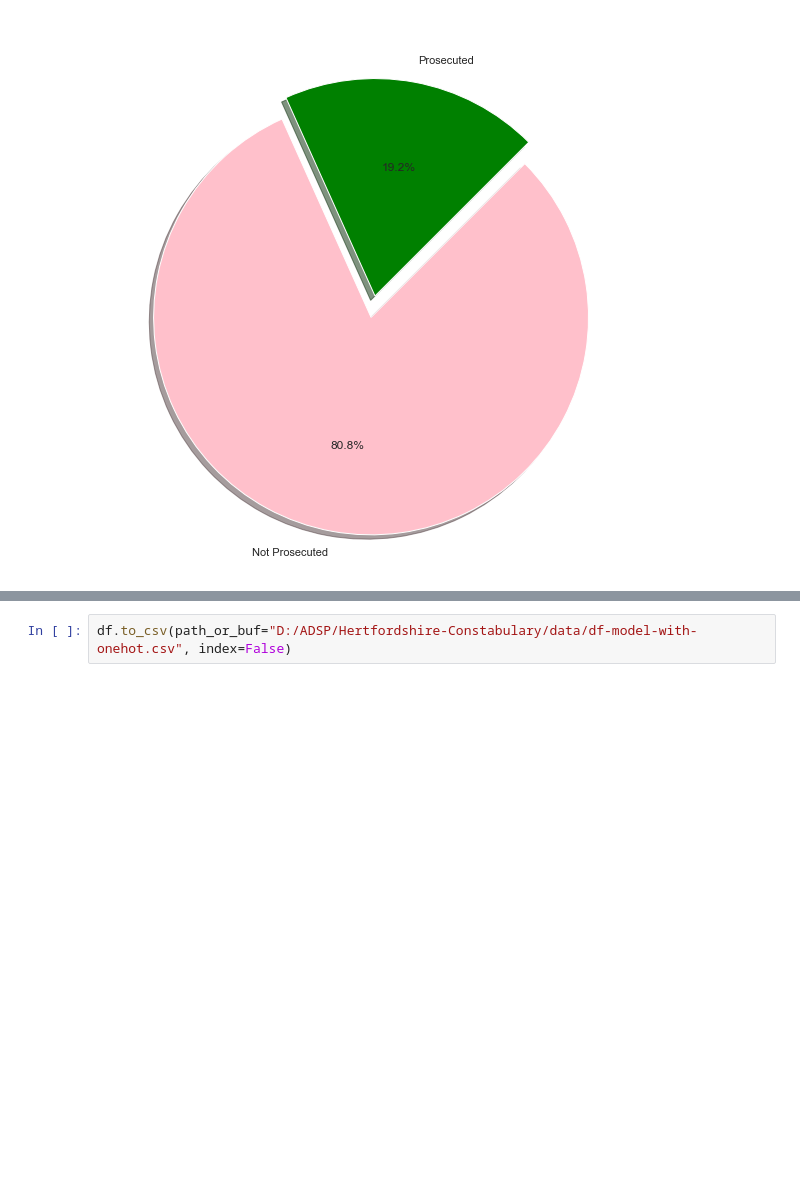
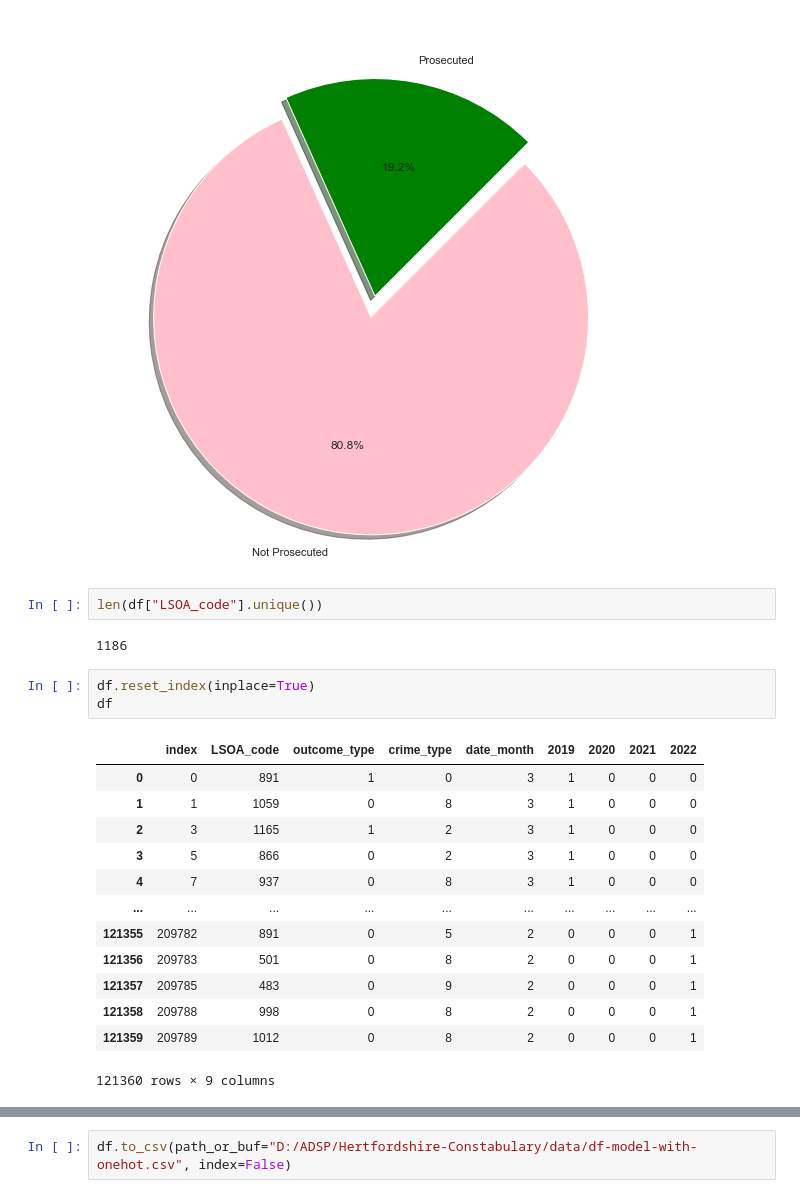
Before and after one commit to saquibmohiuddin/Hertfordshire-Constabulary, a Jupyter notebook: codes/eda.ipynb, the cells around one changed output, grey strips where cells are left out. Saved outputs shown, nothing was run; the diff lists cells and outputs as text; blank space fills up the shorter version.

```diff
--- a/codes/eda.ipynb
+++ b/codes/eda.ipynb
@@ -485,3 +497,24 @@ df.outcome_type.value_counts()
 1    23322
 Name: outcome_type, dtype: int64
 [figure]
+# %%
+len(df["LSOA_code"].unique())
+# %% [output]
+1186
+# %%
+df.reset_index(inplace=True)
+df
+# %% [output]
+|  | index | LSOA_code | outcome_type | crime_type | date_month | 2019 | 2020 | 2021 | 2022 |
+| 0 | 0 | 891 | 1 | 0 | 3 | 1 | 0 | 0 | 0 |
+| 1 | 1 | 1059 | 0 | 8 | 3 | 1 | 0 | 0 | 0 |
+| 2 | 3 | 1165 | 1 | 2 | 3 | 1 | 0 | 0 | 0 |
+| 3 | 5 | 866 | 0 | 2 | 3 | 1 | 0 | 0 | 0 |
+| 4 | 7 | 937 | 0 | 8 | 3 | 1 | 0 | 0 | 0 |
+| ... | ... | ... | ... | ... | ... | ... | ... | ... | ... |
+| 121355 | 209782 | 891 | 0 | 5 | 2 | 0 | 0 | 0 | 1 |
+| 121356 | 209783 | 501 | 0 | 8 | 2 | 0 | 0 | 0 | 1 |
+| 121357 | 209785 | 483 | 0 | 9 | 2 | 0 | 0 | 0 | 1 |
+| 121358 | 209788 | 998 | 0 | 8 | 2 | 0 | 0 | 0 | 1 |
+| 121359 | 209789 | 1012 | 0 | 8 | 2 | 0 | 0 | 0 | 1 |
+121360 rows × 9 columns
```
Also changed, not shown: parts of 2 cells of this notebook, 4 other files.
